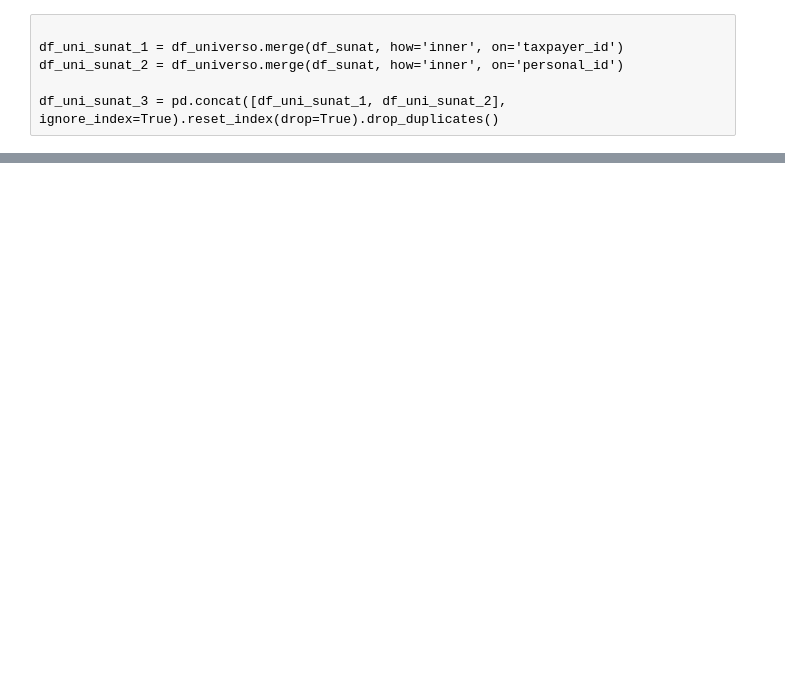
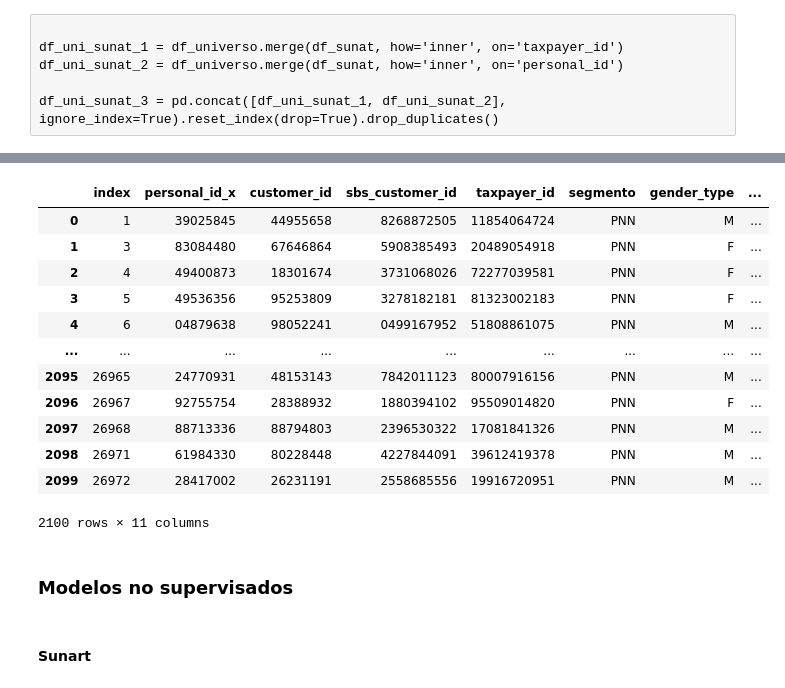
Before and after one commit to Benjacho/credito_pyme_bbva, a Jupyter notebook: APYME_Main.ipynb, the cells around one changed output, grey strips where cells are left out. Drawn from its saved outputs; the diff is of its cells as text; code cells hidden in the pictures; blank space fills up the shorter version.

```diff
--- a/APYME_Main.ipynb
+++ b/APYME_Main.ipynb
@@ -288,0 +131,4 @@ dfcom3
+# %%
+from sklearn import linear_model
+reg = linear_model.LinearRegression()
+reg.fit(X_train, y_train)
@@ -288,0 +150,38 @@ dfcom3
+# %%
+import pickle
+ruta = '/Users/mb66483/Documents/Modelo PYME/pkl/'
+#dfres2T, dfres3T = pd.DataFrame(), pd.DataFrame()
+dfres2A, dfres3A = pd.DataFrame(), pd.DataFrame()
+error=100000000
+transformacion = ['minmax','standard','robust']
+regrR=''
+for transf in transformacion:
+    print('//TRANSFORMACION: '+transf)
+#print('BANCO: '+banc+'//LAGS: '+ str(lags)+'//VARIABLE: '+column+'//TRANSFORMACION: '+transf)
+    X_train2, X_test2, y_train2, mm_scaler, mm_scaler2 = ftransformacion(X_train, X_test, y_train, transf)
+    X_train2 =X_train
+    X_test2= X_test
+    y_train2 = y_train
+
+    activation = ['identity','relu']
+    for act in activation:
+        for i in range(0,10):
+
+            y_predict2, regr = model_nn(X_train2, X_test2, y_train2.values.ravel(), i,act)
+            y_predict = transformacion_inversa(y_predict2, mm_scaler2)
+            dfcom2, dfcom3 =  resultados(df)
+
+            error_i = dfcom3
+            #print(error_i[0])
+            if error_i<error:
+
+                dfres2A = dfcom2
+                dfres3A = dfcom3
+
+                regrR = regr
+
+                print("    activation: "+act+" i: "+str(i)+' error: '+ str(error) + " error_i: "+str(error_i))
+                error = dfcom3
+pickle.dump(regrR, open(ruta+'PYMEmodel.sav', 'wb'))
+
+dfres2A.to_excel('/Users/mb66483/Documents/Modelo PYME/resultadosModeloPyme.xlsx')
@@ -288,0 +202,18 @@ dfcom3
+# %%
+dfres2A
+# %% [output]
+|  | index | personal_id_x | customer_id | sbs_customer_id | taxpayer_id | segmento | gender_type | ... |
+| 0 | 1 | 39025845 | 44955658 | 8268872505 | 11854064724 | PNN | M | ... |
+| 1 | 3 | 83084480 | 67646864 | 5908385493 | 20489054918 | PNN | F | ... |
+| 2 | 4 | 49400873 | 18301674 | 3731068026 | 72277039581 | PNN | F | ... |
+| 3 | 5 | 49536356 | 95253809 | 3278182181 | 81323002183 | PNN | F | ... |
+| 4 | 6 | 04879638 | 98052241 | 0499167952 | 51808861075 | PNN | M | ... |
+| ... | ... | ... | ... | ... | ... | ... | ... | ... |
+| 2095 | 26965 | 24770931 | 48153143 | 7842011123 | 80007916156 | PNN | M | ... |
+| 2096 | 26967 | 92755754 | 28388932 | 1880394102 | 95509014820 | PNN | F | ... |
+| 2097 | 26968 | 88713336 | 88794803 | 2396530322 | 17081841326 | PNN | M | ... |
+| 2098 | 26971 | 61984330 | 80228448 | 4227844091 | 39612419378 | PNN | M | ... |
+| 2099 | 26972 | 28417002 | 26231191 | 2558685556 | 19916720951 | PNN | M | ... |
+2100 rows × 11 columns
+# %% [markdown]
+### Modelos no supervisados
@@ -288,0 +233,2 @@ dfcom3
+# %% [markdown]
+#### Sunart
```
Also changed, not shown: parts of 79 cells of this notebook, 3 other files.
